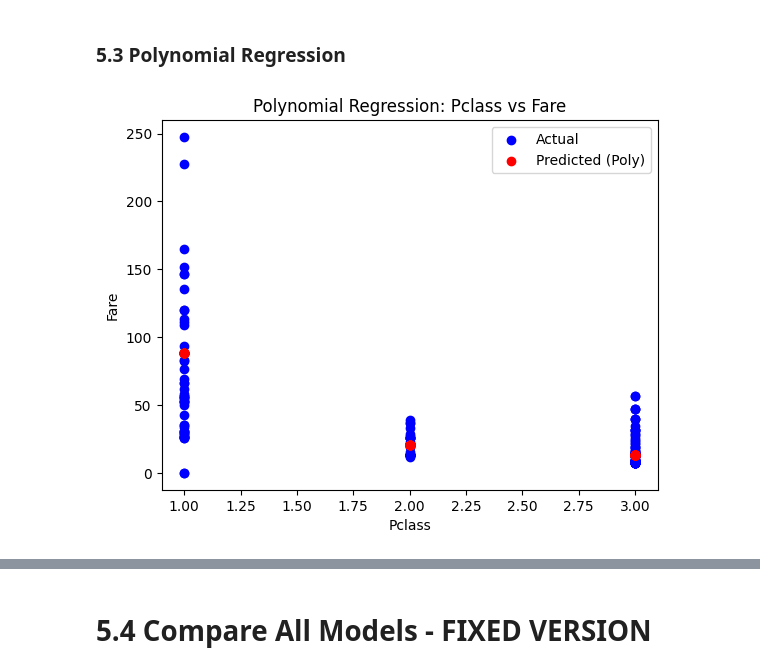
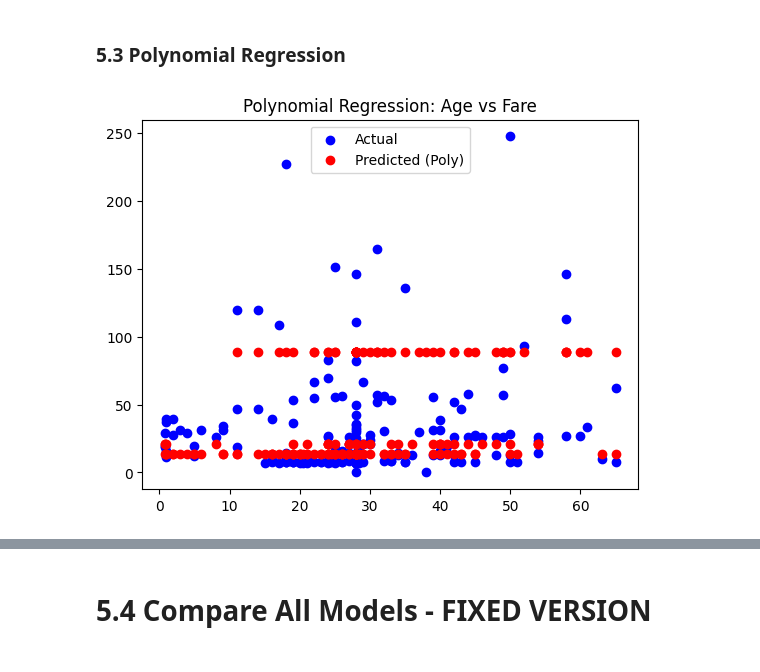
Before and after one commit to albertokabore/applied-ml-kabore, a Jupyter notebook: notebooks/project04/ml04_kabore.ipynb, the cells around one changed output, grey strips where cells are left out. Saved outputs shown, nothing was run; the diff lists cells and outputs as text; code cells hidden in the pictures.

```diff
--- a/notebooks/project04/ml04_kabore.ipynb
+++ b/notebooks/project04/ml04_kabore.ipynb
@@ -270,16 +345,16 @@ X4_test_poly = poly.transform(X4_test)
 # %%
-# Use the poly inputs in the LR model
-poly_model = LinearRegression()
-poly_model.fit(X4_train_poly, y4_train)
-y_pred_poly = poly_model.predict(X4_test_poly)
+
+poly = PolynomialFeatures(degree=3)
+X1_train_poly = poly.fit_transform(X1_train)
+X1_test_poly  = poly.transform(X1_test)
+
+poly_model = LinearRegression().fit(X1_train_poly, y1_train)
+y1_pred_poly = poly_model.predict(X1_test_poly)
 # %%
-# 5.4 Visualize Polynomial Cubic Fit (for 1 input feature)
-plt.scatter(X4_test, y4_test, color='blue', label='Actual')
-plt.scatter(X4_test, y_pred_poly, color='red', label='Predicted (Poly)')
+plt.scatter(X1_test, y1_test, color='blue', label='Actual')
+plt.scatter(X1_test, y_pred_poly, color='red', label='Predicted (Poly)')
 plt.legend()
-plt.title("Polynomial Regression: Pclass vs Fare")
-plt.xlabel('Pclass')
-plt.ylabel('Fare')
+plt.title("Polynomial Regression: Age vs Fare")
 plt.show()
 # %% [output]
-[figure, old version]
+[figure, new version]
```
Also changed, not shown: parts of 16 cells of this notebook.
